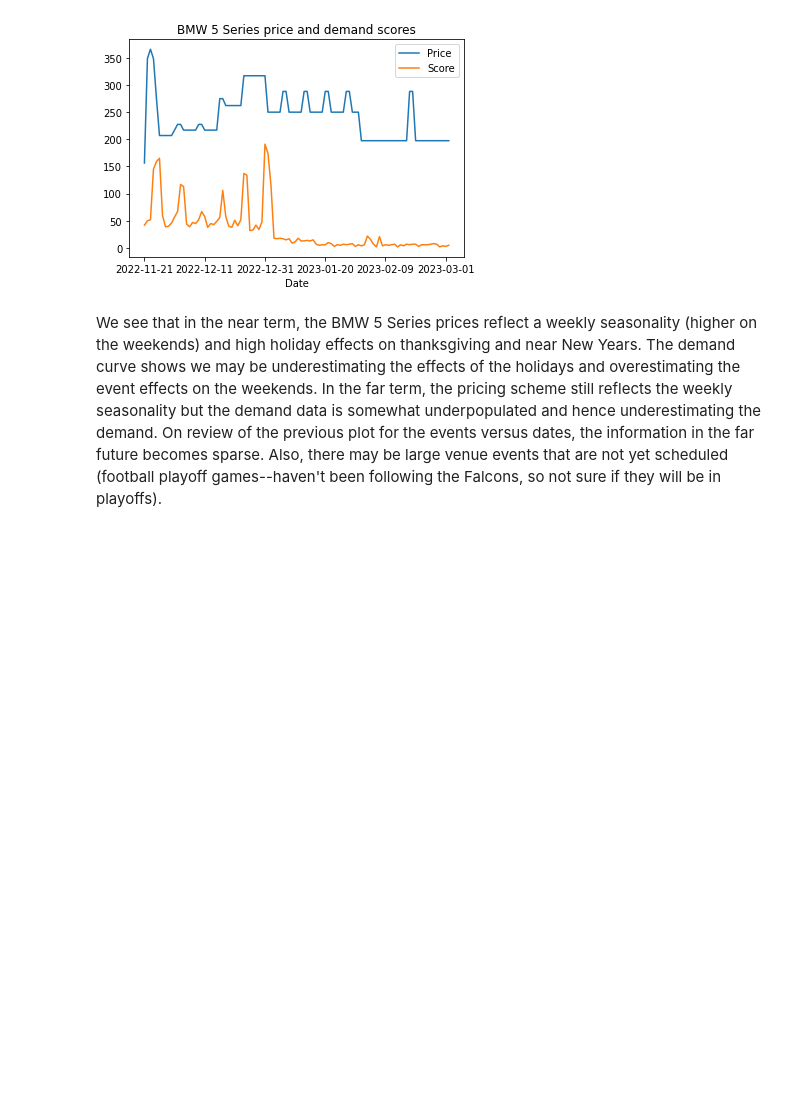
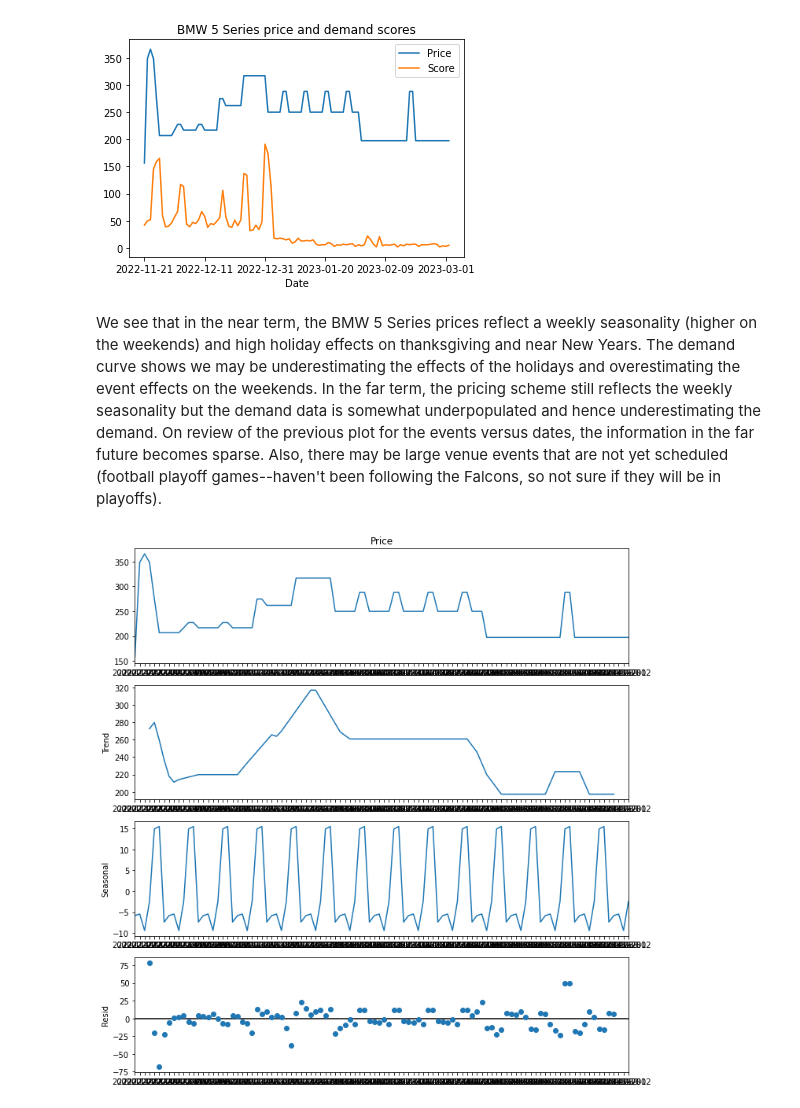
Before and after one commit to JADukeAIPI/AIPIProject, a Jupyter notebook: EDA_and_modeling.ipynb, the cells around one changed output. Drawn from its saved outputs; the diff is of its cells as text; code cells hidden in the pictures; blank space fills up the shorter version.

Commit message:
EDA largely finished, beginning to model

```diff
--- a/EDA_and_modeling.ipynb
+++ b/EDA_and_modeling.ipynb
@@ -444,0 +448,8 @@ We see that in the near term, the BMW 5 Series prices reflect a weekly seasonali
+# %%
+decomposition = sm.tsa.seasonal_decompose(BMW5_df['Price'], model = 'additive',period=7) # Period =7 because seasonality is on weekly basis
+plt.rcParams['figure.figsize'] = [10,10]
+decomposition.plot()
+
+plt.show()
+# %% [output]
+[figure, added]
```
Also changed, not shown: parts of 5 cells of this notebook.
